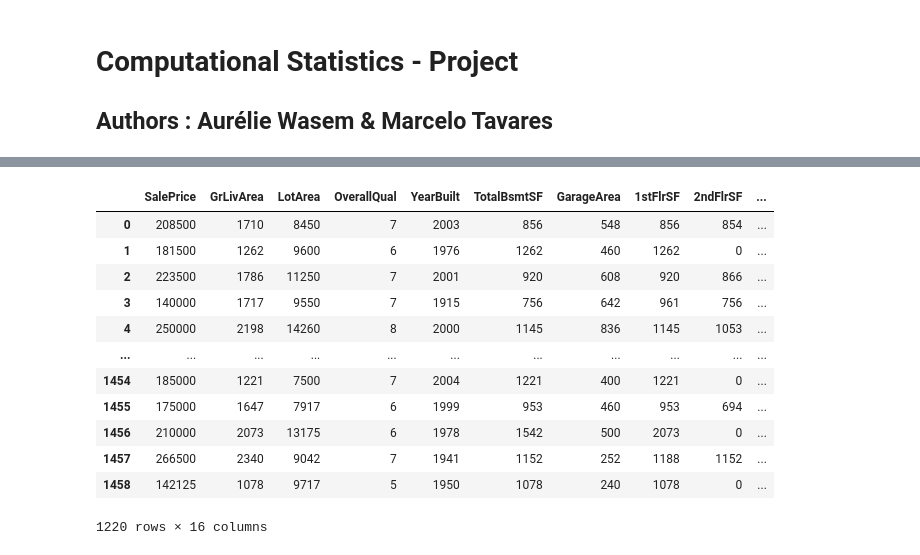
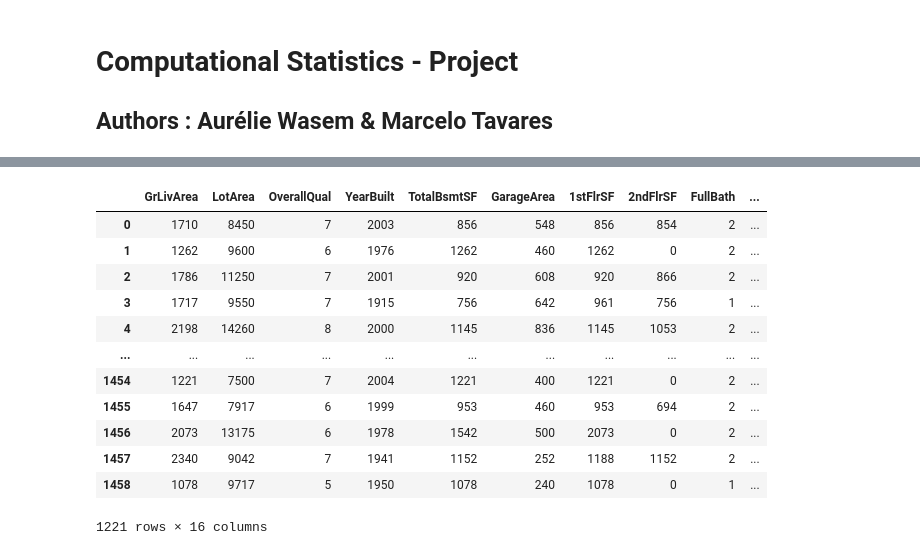
Before and after one commit to decimoplays/CStat-Project, a Jupyter notebook: cstat-project.ipynb, the cells around one changed output, grey strips where cells are left out. Drawn from its saved outputs; the diff is of its cells as text; code cells hidden in the pictures.

```diff
--- a/cstat-project.ipynb
+++ b/cstat-project.ipynb
@@ -14,11 +14,14 @@ import statsmodels.api as sm
 import statsmodels.formula.api as smf
 # %%
 train_df = pd.read_csv('data/train.csv')
+# MARCELO: faire en sorte qu'OverallQual soit vue comme une catégorie dès le début
+train_df['OverallQual'] = train_df['OverallQual'].astype('category')
 # %%
-lst = ['SalePrice', 'GrLivArea', 'LotArea', 'OverallQual',
+lst = ['GrLivArea', 'LotArea', 'OverallQual',
        'YearBuilt', 'TotalBsmtSF', 'GarageArea', '1stFlrSF',
        '2ndFlrSF', 'FullBath', 'HalfBath', 'BedroomAbvGr',
        'TotRmsAbvGrd', 'WoodDeckSF', 'ScreenPorch', 'PoolArea']
+salePrice = 'SalePrice'
 # %%
 # Parcourir toutes les colonnes
 for column in lst:
@@ -69,48 +82,62 @@ def detect_outliers_iqr(data):
 # Stocker les seuils pour chaque variable
 outlier_bounds = []
 outlier_filtered_df = train_df.copy()
 
 for var in lst:
-    if var == 'PoolArea' or var == 'ScreenPorch':
+    # MARCELO: ajouté OverallQual car c'est une variable catégorielle
+    if var == 'PoolArea' or var == 'ScreenPorch' or var == 'OverallQual':
         continue
     series = train_df[var].dropna()
     lower, upper = detect_outliers_iqr(series)
 
     # Enregistrer les bornes
     outlier_bounds.append({
         'Variable': var,
         'Lower Bound': lower,
         'Upper Bound': upper,
         'Nb Outliers (low)': (series < lower).sum(),
         'Nb Outliers (high)': (series > upper).sum()
     })
 
     # Supprimer les outliers dans une copie du DataFrame
     outlier_filtered_df = outlier_filtered_df[(outlier_filtered_df[var] >= lower) & (outlier_filtered_df[var] <= upper)]
 
+# MARCELO: ajouté gestion des valeurs extrêmes pour SalePrice
+series = train_df[salePrice].dropna()
+lower, upper = detect_outliers_iqr(series)
+outlier_bounds.append({
+    'Variable': salePrice,
+    'Lower Bound': lower,
+    'Upper Bound': upper,
+    'Nb Outliers (low)' : (series < lower).sum(),
+    'Nb Outliers (high)': (series > upper).sum()
+})
+
+outlier_filtered_df = outlier_filtered_df[(outlier_filtered_df[salePrice] >= lower) & (outlier_filtered_df[salePrice] <= upper)]
+
 # Résumé sous forme de tableau
 outlier_bounds_df = pd.DataFrame(outlier_bounds)
 
 # Afficher les seuils pour l'utilisateur
 #import ace_tools as tools; tools.display_dataframe_to_user(name="Outlier Thresholds (IQR Method)", dataframe=outlier_bounds_df)
 
 # Enregistrer le DataFrame filtré sans outliers pour usage futur
-filtered_df = outlier_filtered_df.copy().filter(lst)
+filtered_df = outlier_filtered_df.copy().filter(lst + [salePrice])
 filtered_df
 # %% [output]
-|  | SalePrice | GrLivArea | LotArea | OverallQual | YearBuilt | TotalBsmtSF | GarageArea | 1stFlrSF | 2ndFlrSF | ... |
-| 0 | 208500 | 1710 | 8450 | 7 | 2003 | 856 | 548 | 856 | 854 | ... |
-| 1 | 181500 | 1262 | 9600 | 6 | 1976 | 1262 | 460 | 1262 | 0 | ... |
-| 2 | 223500 | 1786 | 11250 | 7 | 2001 | 920 | 608 | 920 | 866 | ... |
-| 3 | 140000 | 1717 | 9550 | 7 | 1915 | 756 | 642 | 961 | 756 | ... |
-| 4 | 250000 | 2198 | 14260 | 8 | 2000 | 1145 | 836 | 1145 | 1053 | ... |
+|  | GrLivArea | LotArea | OverallQual | YearBuilt | TotalBsmtSF | GarageArea | 1stFlrSF | 2ndFlrSF | FullBath | ... |
+| 0 | 1710 | 8450 | 7 | 2003 | 856 | 548 | 856 | 854 | 2 | ... |
+| 1 | 1262 | 9600 | 6 | 1976 | 1262 | 460 | 1262 | 0 | 2 | ... |
+| 2 | 1786 | 11250 | 7 | 2001 | 920 | 608 | 920 | 866 | 2 | ... |
+| 3 | 1717 | 9550 | 7 | 1915 | 756 | 642 | 961 | 756 | 1 | ... |
+| 4 | 2198 | 14260 | 8 | 2000 | 1145 | 836 | 1145 | 1053 | 2 | ... |
 | ... | ... | ... | ... | ... | ... | ... | ... | ... | ... | ... |
-| 1454 | 185000 | 1221 | 7500 | 7 | 2004 | 1221 | 400 | 1221 | 0 | ... |
-| 1455 | 175000 | 1647 | 7917 | 6 | 1999 | 953 | 460 | 953 | 694 | ... |
-| 1456 | 210000 | 2073 | 13175 | 6 | 1978 | 1542 | 500 | 2073 | 0 | ... |
-| 1457 | 266500 | 2340 | 9042 | 7 | 1941 | 1152 | 252 | 1188 | 1152 | ... |
-| 1458 | 142125 | 1078 | 9717 | 5 | 1950 | 1078 | 240 | 1078 | 0 | ... |
+| 1454 | 1221 | 7500 | 7 | 2004 | 1221 | 400 | 1221 | 0 | 2 | ... |
+| 1455 | 1647 | 7917 | 6 | 1999 | 953 | 460 | 953 | 694 | 2 | ... |
+| 1456 | 2073 | 13175 | 6 | 1978 | 1542 | 500 | 2073 | 0 | 2 | ... |
+| 1457 | 2340 | 9042 | 7 | 1941 | 1152 | 252 | 1188 | 1152 | 2 | ... |
+| 1458 | 1078 | 9717 | 5 | 1950 | 1078 | 240 | 1078 | 0 | 1 | ... |
-1220 rows × 16 columns
+1221 rows × 16 columns
 # %%
 import statsmodels.api as sm
 
```
Also changed, not shown: parts of 6 cells of this notebook.
